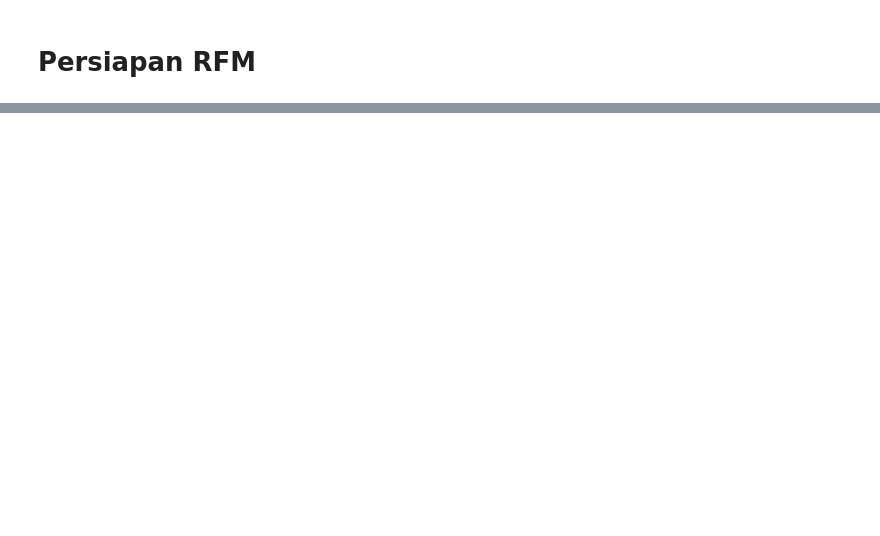
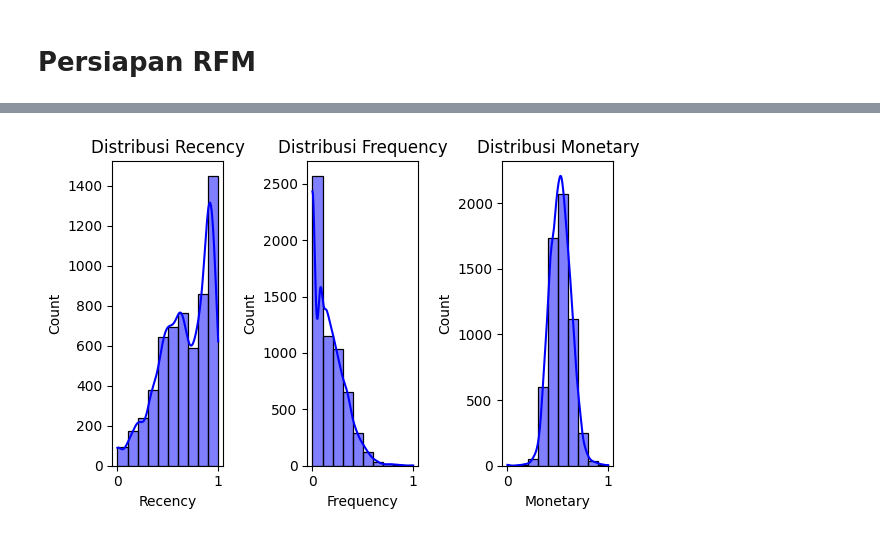
Before and after one commit to ShiftorTheOrca/asah-capstone, a Jupyter notebook: Asah_Fetch_A25_CS328.ipynb, the cells around one changed output, grey strips where cells are left out. Cells and saved outputs as stored; diff of their text form; code cells hidden in the pictures; blank space fills up the shorter version.

```diff
--- a/Asah_Fetch_A25_CS328.ipynb
+++ b/Asah_Fetch_A25_CS328.ipynb
@@ -291,0 +350,4 @@ df_clean
+# %%
+# Transformasi logaritmik
+df_rfm_log = df_rfm[['Recency', 'Frequency', 'Monetary']].apply(np.log1p, axis=1)
+df_rfm_log.head()
@@ -291,0 +361,7 @@ df_clean
+# %%
+# Standarisasi data
+scaler = MinMaxScaler()
+rfm_minmax = scaler.fit_transform(df_rfm_log)
+
+df_rfm_minmax = pd.DataFrame(rfm_minmax, columns=['Recency', 'Frequency', 'Monetary'])
+df_rfm_minmax.head()
@@ -291,0 +387,12 @@ df_clean
+# %%
+column = ['Recency', 'Frequency', 'Monetary']
+plt.figure(figsize=(6, 4))
+
+for i, column in enumerate(column, 1):
+  plt.subplot(1, 3, i)
+  sns.histplot(df_rfm_minmax[column], bins=10, kde=True, color='blue')
+  plt.title(f'Distribusi {column}')
+plt.tight_layout()
+plt.show()
+# %% [output]
+[figure, added]
```
Also changed, not shown: parts of 17 cells of this notebook.
